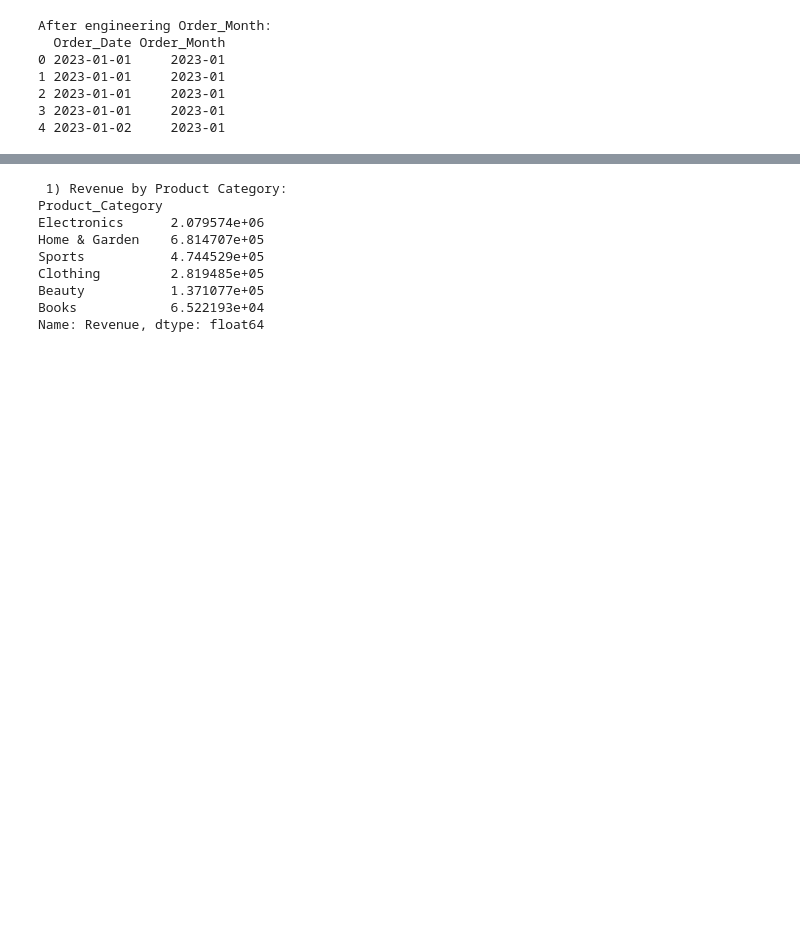
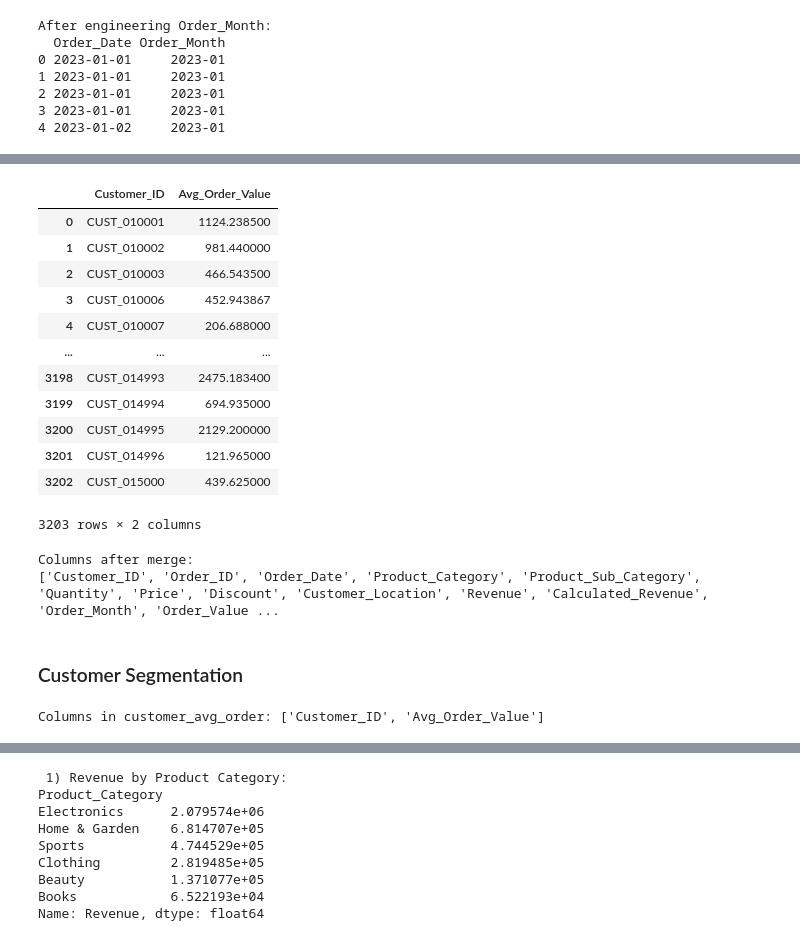
Before and after one commit to dibanga2800/globex_retail_pipeline, a Jupyter notebook: notebooks/globex_retail.ipynb, the cells around one changed output, grey strips where cells are left out. Drawn from its saved outputs; the diff is of its cells as text; code cells hidden in the pictures; blank space fills up the shorter version.

```diff
--- a/notebooks/globex_retail.ipynb
+++ b/notebooks/globex_retail.ipynb
@@ -90,8 +120,8 @@ if duplicates > 0:
 # %%
 # Convert Order_Date to datetime
-df['Order_Date'] = pd.to_datetime(df['Order_Date'], errors='coerce')
+df_clean['Order_Date'] = pd.to_datetime(df_clean['Order_Date'], errors='coerce')
 print("\nAfter converting Order_Date to datetime:")
-print(df[['Order_Date']].head())
+print(df_clean[['Order_Date']].head())
 # %% [output]
 After converting Order_Date to datetime:
   Order_Date
@@ -100,3 +130,8 @@ After converting Order_Date to datetime:
 2 2023-01-01
 3 2023-01-01
 4 2023-01-02
+# %%
+#Validate revenue calculation matches Quantity * Price * (1 - Discount)
+df_clean['Calculated_Revenue'] = df_clean['Quantity'] * df_clean['Price'] * (1 - df_clean['Discount'])
+revenue_diff = (df_clean['Revenue'] - df_clean['Calculated_Revenue']).abs().mean()
+print(f"\n Average Revenue Calculation Difference: {revenue_diff:.4f}")
@@ -103,8 +143,8 @@ After converting Order_Date to datetime:
 # %%
-# Engineer Order_Month
-df['Order_Month'] = df['Order_Date'].dt.to_period('M').astype(str)
+# Created Order_Month from Order_Date
+df_clean['Order_Month'] = df_clean['Order_Date'].dt.to_period('M').astype(str)
 print("\nAfter engineering Order_Month:")
-print(df[['Order_Date', 'Order_Month']].head())
+print(df_clean[['Order_Date', 'Order_Month']].head())
 # %% [output]
 After engineering Order_Month:
   Order_Date Order_Month
@@ -157,0 +162,4 @@ print(df[['Customer_ID', 'Order_Value', 'Avg_Order_Value']].head())
+# %%
+#  Create Order_Value column
+df_clean['Order_Value'] = df_clean['Revenue']
+df_clean.head()
@@ -157,0 +173,19 @@ print(df[['Customer_ID', 'Order_Value', 'Avg_Order_Value']].head())
+# %%
+#  Compute average order value per customer
+customer_avg_order = df_clean.groupby('Customer_ID')['Order_Value'].mean().reset_index()
+customer_avg_order.columns = ['Customer_ID', 'Avg_Order_Value']
+customer_avg_order
+# %% [output]
+|  | Customer_ID | Avg_Order_Value |
+| 0 | CUST_010001 | 1124.238500 |
+| 1 | CUST_010002 | 981.440000 |
+| 2 | CUST_010003 | 466.543500 |
+| 3 | CUST_010006 | 452.943867 |
+| 4 | CUST_010007 | 206.688000 |
+| ... | ... | ... |
+| 3198 | CUST_014993 | 2475.183400 |
+| 3199 | CUST_014994 | 694.935000 |
+| 3200 | CUST_014995 | 2129.200000 |
+| 3201 | CUST_014996 | 121.965000 |
+| 3202 | CUST_015000 | 439.625000 |
+3203 rows × 2 columns
@@ -158,3 +202,15 @@ print(df[['Customer_ID', 'Order_Value', 'Avg_Order_Value']].head())
+# %%
+print("\nColumns after merge:")
+print(df_clean.columns.tolist())
+# %% [output]
+Columns after merge:
+['Customer_ID', 'Order_ID', 'Order_Date', 'Product_Category', 'Product_Sub_Category', 'Quantity', 'Price', 'Discount', 'Customer_Location', 'Revenue', 'Calculated_Revenue', 'Order_Month', 'Order_Value ...
+# %% [markdown]
+### Customer Segmentation
+# %%
+print("\nColumns in customer_avg_order:", customer_avg_order.columns.tolist())
+# %% [output]
+Columns in customer_avg_order: ['Customer_ID', 'Avg_Order_Value']
 # %%
 #Segment customers into High-Value (top 20% average order value) vs Regular
 high_value_threshold = customer_avg_order['Avg_Order_Value'].quantile(0.8)
```
Also changed, not shown: parts of 34 cells of this notebook, 1 other file.
